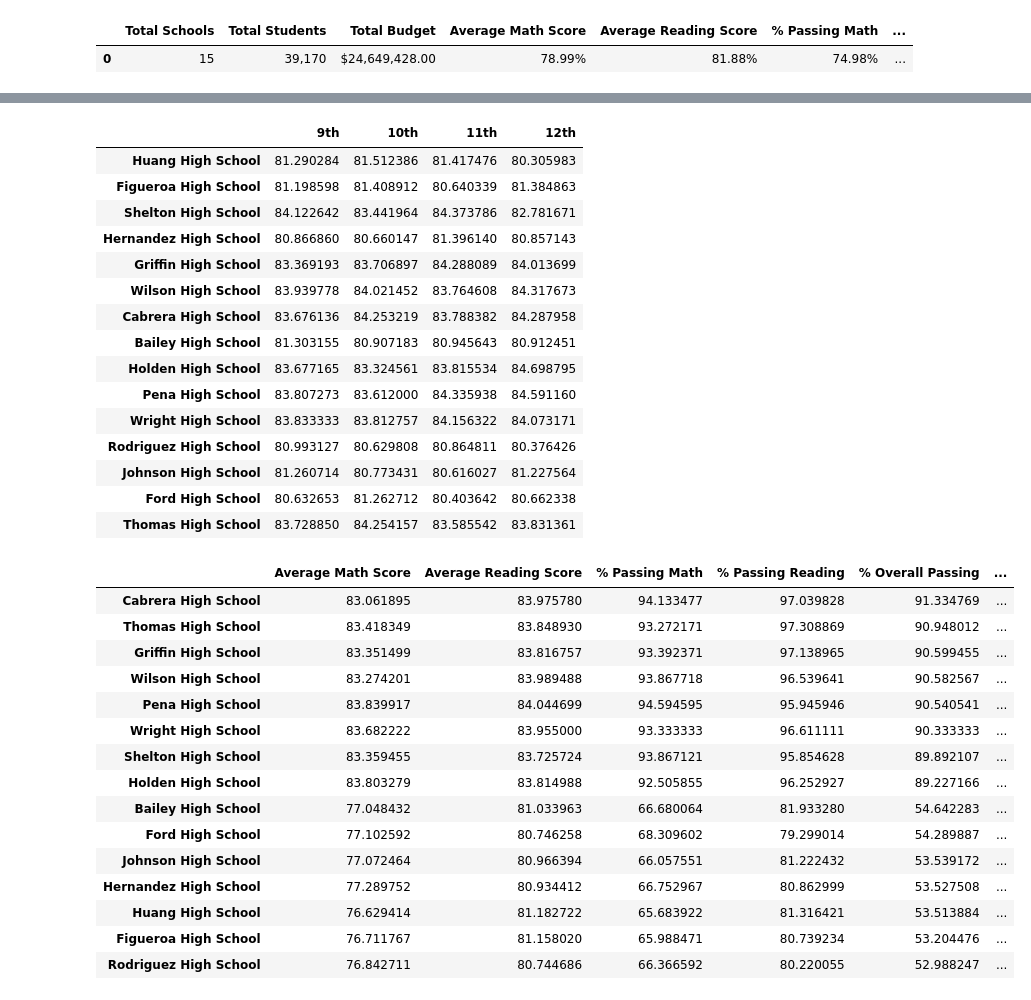
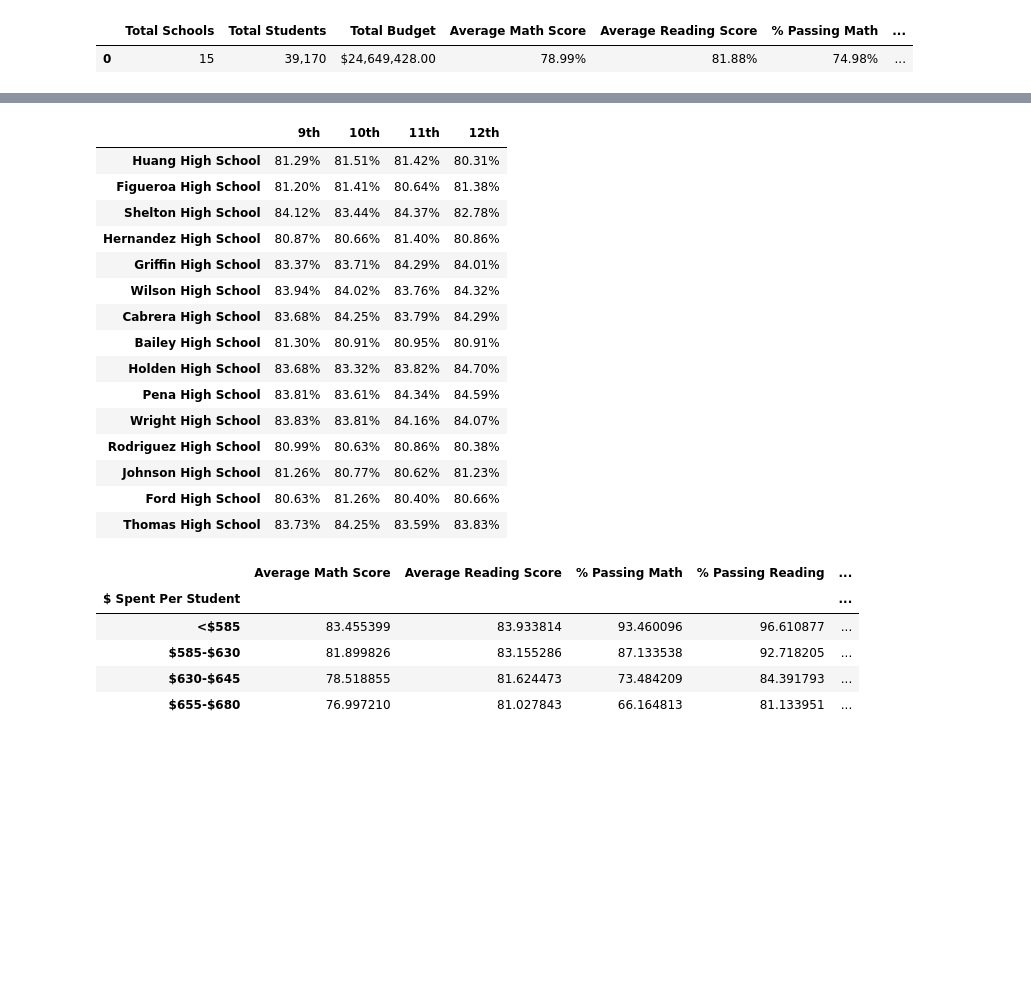
Before and after one commit to NebulaCrasher/School-District-Analysis, a Jupyter notebook: PyCitySchools/pandas.ipynb, the cells around one changed output, grey strips where cells are left out. Cells and saved outputs as stored; diff of their text form; code cells hidden in the pictures; blank space fills up the shorter version.

Commit message:
Finally it's done!

```diff
--- a/PyCitySchools/pandas.ipynb
+++ b/PyCitySchools/pandas.ipynb
@@ -53,33 +53,44 @@ school_summary_df = pd.DataFrame(index = school_names)
 school_summary_df["School Type"] = school_data["type"].tolist()
 school_summary_df["Total Students"] = school_data["size"].tolist()
 school_summary_df["Total Budget"] = ["${:,.2f}".format(number) for number in school_data["budget"].tolist()]
-budget = school_data["budget"].tolist()
+
 
 school_summary_df["Per Student Budget"] = (school_data["budget"] / school_data["size"]).tolist()
 
+#Itearting through the series and testing a conditional to return score if school names match; stored in a dictionary
 for name in school_names:
    school_math_averages[name] = (student_data.loc[student_data["school_name"] == name, "math_score"]).mean()
 
 for name in school_names:
-   school_reading_averages[name] = (student_data.loc[student_data["school_name"] == name, "reading_score"]).mean()
+   school_reading_averages[name] = (student_data.loc[student_data["school_name"] == name, "reading_score"].mean())
+
 school_summary_df["Average Math Score"] = school_math_averages.values()
 school_summary_df["Average Reading Score"] = school_reading_averages.values()
+
+#Iterating over a dataframe to test for passing math score; store results in dictionary for later
 for name in school_names:
    school = student_data[["math_score","reading_score"]][student_data["school_name"] == name]
    school_passing = (school["math_score"] >= 70).value_counts()
    school_passing_math[name] = school_passing[True] * 100 / len(school)
+
+#Iterating over a dataframe to test for passing reading score; store results in dictionary for later
 for name in school_names:
    school = student_data[["math_score","reading_score"]][student_data["school_name"] == name]
    school_passing = (school["reading_score"] >= 70).value_counts()
    school_passing_reading[name] = school_passing[True] * 100 / len(school)
+
+#Iterating over a dataframe to test for passing scores in both math/reading. Apparently there was an easier way to do this using groupby()...
 for name in school_names:
    school = student_data[["math_score","reading_score"]][student_data["school_name"] == name]
    school_passing = ((school["reading_score"] >= 70) & (school["math_score"] >= 70)).value_counts()
    school_passing_overall[name] = school_passing[True] * 100 / len(school)
+
+#Formatting the series in the data frames.
 school_summary_df["% Passing Math"] = school_passing_math.values()
 school_summary_df["% Passing Reading"] = school_passing_reading.values()
 school_summary_df["% Overall Passing"] = school_passing_overall.values()
 
-school_summary_df
+#Sorted Dataframe based on sized in ascending order
+school_summary_df.sort_values("Total Students")
 # %% [output]
 |  | School Type | Total Students | Total Budget | Per Student Budget | Average Math Score | ... |
@@ -155,47 +167,39 @@ reading_by_grade_df = pd.DataFrame(index = school_names)
 
 for grade in school_grades:
     reading_by_grade_df[grade] = (student_data[student_data["grade"] == grade]).groupby("school_name")["reading_score"].mean()
+    reading_by_grade_df[grade] = ["{:,.2f}%".format(number) for number in reading_by_grade_df[grade]]
 reading_by_grade_df
 # %% [output]
 |  | 9th | 10th | 11th | 12th |
-| Huang High School | 81.290284 | 81.512386 | 81.417476 | 80.305983 |
-| Figueroa High School | 81.198598 | 81.408912 | 80.640339 | 81.384863 |
-| Shelton High School | 84.122642 | 83.441964 | 84.373786 | 82.781671 |
-| Hernandez High School | 80.866860 | 80.660147 | 81.396140 | 80.857143 |
-| Griffin High School | 83.369193 | 83.706897 | 84.288089 | 84.013699 |
-| Wilson High School | 83.939778 | 84.021452 | 83.764608 | 84.317673 |
-| Cabrera High School | 83.676136 | 84.253219 | 83.788382 | 84.287958 |
-| Bailey High School | 81.303155 | 80.907183 | 80.945643 | 80.912451 |
-| Holden High School | 83.677165 | 83.324561 | 83.815534 | 84.698795 |
-| Pena High School | 83.807273 | 83.612000 | 84.335938 | 84.591160 |
-| Wright High School | 83.833333 | 83.812757 | 84.156322 | 84.073171 |
-| Rodriguez High School | 80.993127 | 80.629808 | 80.864811 | 80.376426 |
-| Johnson High School | 81.260714 | 80.773431 | 80.616027 | 81.227564 |
-| Ford High School | 80.632653 | 81.262712 | 80.403642 | 80.662338 |
-| Thomas High School | 83.728850 | 84.254157 | 83.585542 | 83.831361 |
+| Huang High School | 81.29% | 81.51% | 81.42% | 80.31% |
+| Figueroa High School | 81.20% | 81.41% | 80.64% | 81.38% |
+| Shelton High School | 84.12% | 83.44% | 84.37% | 82.78% |
+| Hernandez High School | 80.87% | 80.66% | 81.40% | 80.86% |
+| Griffin High School | 83.37% | 83.71% | 84.29% | 84.01% |
+| Wilson High School | 83.94% | 84.02% | 83.76% | 84.32% |
+| Cabrera High School | 83.68% | 84.25% | 83.79% | 84.29% |
+| Bailey High School | 81.30% | 80.91% | 80.95% | 80.91% |
+| Holden High School | 83.68% | 83.32% | 83.82% | 84.70% |
+| Pena High School | 83.81% | 83.61% | 84.34% | 84.59% |
+| Wright High School | 83.83% | 83.81% | 84.16% | 84.07% |
+| Rodriguez High School | 80.99% | 80.63% | 80.86% | 80.38% |
+| Johnson High School | 81.26% | 80.77% | 80.62% | 81.23% |
+| Ford High School | 80.63% | 81.26% | 80.40% | 80.66% |
+| Thomas High School | 83.73% | 84.25% | 83.59% | 83.83% |
 # %%
 #Scores by School Spending
-school_spending_df = school_summary_df[["Average Math Score", "Average Reading Score","Per Student Budget ", "% Passing Math","% Passing Reading", "% Overall Passing"]]
+school_spending_df = school_summary_df[["Average Math Score", "Average Reading Score", "% Passing Math","% Passing Reading", "% Overall Passing"]]
 sorted_spending_df = school_spending_df.sort_values("% Overall Passing", ascending = False)
-sorted_spending_df["$ Spent Per Student"] = pd.cut(school_summary_df["Per Student Budget"], 4, labels = ["<$597.50","$597.50-$616.50","$616.50-$635.75"," $635.75-$655"])
-sorted_spending_df
+sorted_spending_df["$ Spent Per Student"] = pd.cut(school_summary_df["Per Student Budget"], [578,585,630,645,655], include_lowest=True, labels = ["<$585","$585-$630","$630-$645","$655-$680"])
+final_sorted_spending_df = sorted_spending_df.groupby("$ Spent Per Student").mean()
+final_sorted_spending_df
 # %% [output]
-|  | Average Math Score | Average Reading Score | % Passing Math | % Passing Reading | % Overall Passing | ... |
-| Cabrera High School | 83.061895 | 83.975780 | 94.133477 | 97.039828 | 91.334769 | ... |
-| Thomas High School | 83.418349 | 83.848930 | 93.272171 | 97.308869 | 90.948012 | ... |
-| Griffin High School | 83.351499 | 83.816757 | 93.392371 | 97.138965 | 90.599455 | ... |
-| Wilson High School | 83.274201 | 83.989488 | 93.867718 | 96.539641 | 90.582567 | ... |
-| Pena High School | 83.839917 | 84.044699 | 94.594595 | 95.945946 | 90.540541 | ... |
-| Wright High School | 83.682222 | 83.955000 | 93.333333 | 96.611111 | 90.333333 | ... |
-| Shelton High School | 83.359455 | 83.725724 | 93.867121 | 95.854628 | 89.892107 | ... |
-| Holden High School | 83.803279 | 83.814988 | 92.505855 | 96.252927 | 89.227166 | ... |
-| Bailey High School | 77.048432 | 81.033963 | 66.680064 | 81.933280 | 54.642283 | ... |
-| Ford High School | 77.102592 | 80.746258 | 68.309602 | 79.299014 | 54.289887 | ... |
-| Johnson High School | 77.072464 | 80.966394 | 66.057551 | 81.222432 | 53.539172 | ... |
-| Hernandez High School | 77.289752 | 80.934412 | 66.752967 | 80.862999 | 53.527508 | ... |
-| Huang High School | 76.629414 | 81.182722 | 65.683922 | 81.316421 | 53.513884 | ... |
-| Figueroa High School | 76.711767 | 81.158020 | 65.988471 | 80.739234 | 53.204476 | ... |
-| Rodriguez High School | 76.842711 | 80.744686 | 66.366592 | 80.220055 | 52.988247 | ... |
+|  | Average Math Score | Average Reading Score | % Passing Math | % Passing Reading | ... |
+| $ Spent Per Student |  |  |  |  | ... |
+| <$585 | 83.455399 | 83.933814 | 93.460096 | 96.610877 | ... |
+| $585-$630 | 81.899826 | 83.155286 | 87.133538 | 92.718205 | ... |
+| $630-$645 | 78.518855 | 81.624473 | 73.484209 | 84.391793 | ... |
+| $655-$680 | 76.997210 | 81.027843 | 66.164813 | 81.133951 | ... |
 # %%
 #School Performance by size
 school_size_df = school_summary_df[["Average Math Score", "Average Reading Score","% Passing Math","% Passing Reading", "% Overall Passing"]]
```
Also changed, not shown: parts of 7 cells of this notebook.
